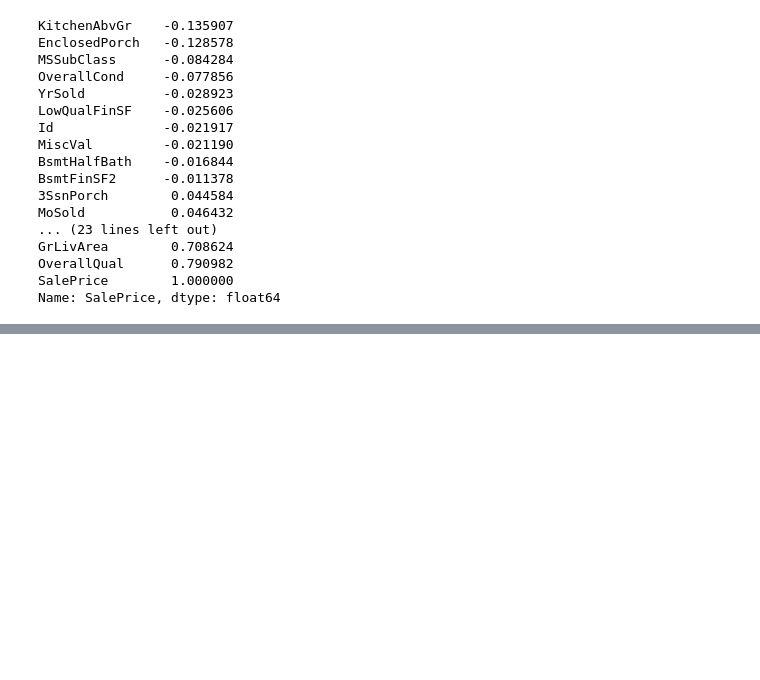
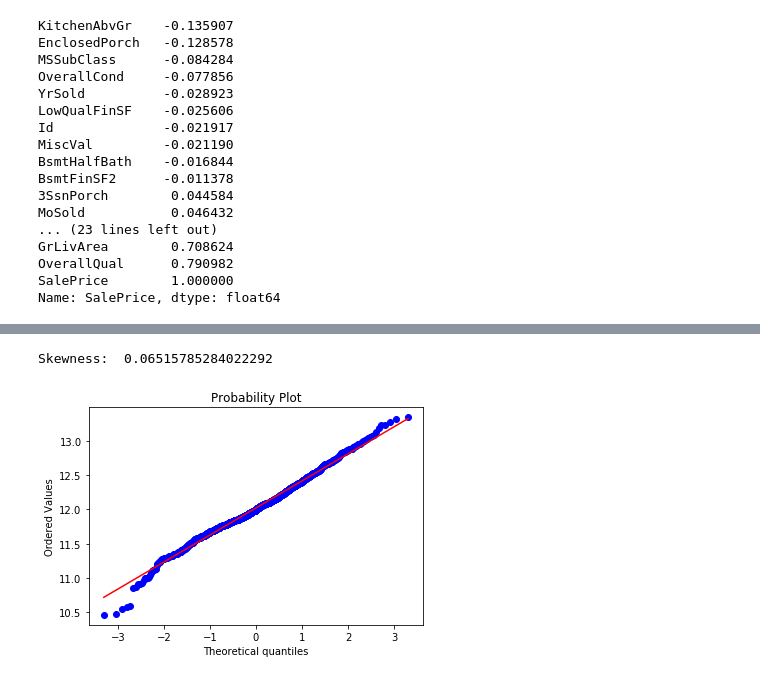
Before and after one commit to miguelmorales95/House_Prices_Regression, a Jupyter notebook: Regression.ipynb, the cells around one changed output, grey strips where cells are left out. Saved outputs shown, nothing was run; the diff lists cells and outputs as text; code cells hidden in the pictures; blank space fills up the shorter version.

```diff
--- a/Regression.ipynb
+++ b/Regression.ipynb
@@ -109,0 +177,9 @@ plt.show();
+# %%
+# Since we have have positive skewness we can use a log transform to normalize our data
+
+houses_dirty_train['SalePrice'] = np.log(houses_dirty_train['SalePrice'])
+res = stats.probplot(houses_dirty_train['SalePrice'], plot=plt)
+print('Skewness: ', houses_dirty_train['SalePrice'].skew())
+# %% [output]
+Skewness:  0.06515785284022292
+[figure, added]
```
Also changed, not shown: parts of 21 cells of this notebook.
